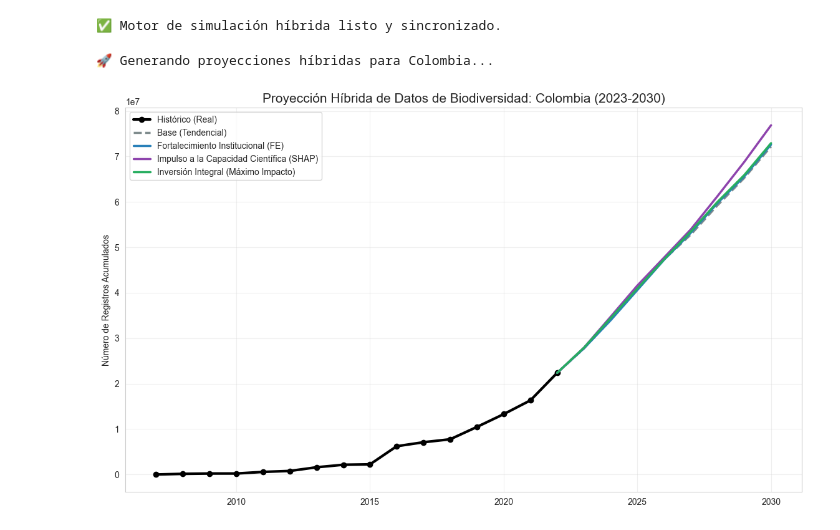
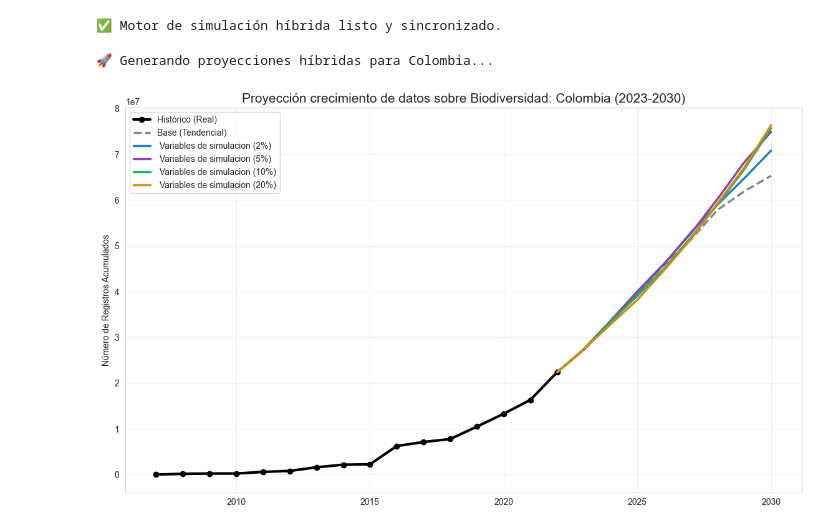
Before and after one commit to rortizgeo/Maestria_CD_Proyecto-Aplicado, a Jupyter notebook: 3_PA_Workflow_Paneldata.ipynb, the cells around one changed output. Cells and saved outputs as stored; diff of their text form; code cells hidden in the pictures.

```diff
--- a/3_PA_Workflow_Paneldata.ipynb
+++ b/3_PA_Workflow_Paneldata.ipynb
@@ -1198,7 +1374,7 @@ Prueba 2
 # =============================================================================
 # REFINAMIENTO BLOQUE 9: MARCO HÍBRIDO CON RIDGE (ESTABILIZACIÓN)
 # =============================================================================
-from sklearn.linear_model import Ridge # Importamos Ridge
+
 
 print("--- 1. ETAPA HÍBRIDA: ENTRENAMIENTO CON RIDGE ---")
 
@@ -1215,7 +1391,7 @@ X_hybrid_df = pd.DataFrame(X_hybrid_sc, columns=cols_inercia + cols_estructural)
 
 # C. ETAPA 1: Modelo de Inercia usando RIDGE
 # Alpha controla la suavidad: valores más altos (10, 20, 50) aplanan más la curva
-model_inertia = Ridge(alpha=10.0, random_state=SEED)
+model_inertia = Ridge(alpha=7.5, random_state=SEED)
 model_inertia.fit(X_hybrid_df[cols_inercia], y_tab)
 
 # Calcular Predicción de Inercia y Residuos
@@ -1223,7 +1399,6 @@ y_inertia_pred = model_inertia.predict(X_hybrid_df[cols_inercia])
 y_residuals = y_tab - y_inertia_pred
 
 # D. ETAPA 2: Modelo de Residuos (Random Forest)
-# Se mantiene igual, pero ahora trabajará sobre residuos más "exigentes"
 best_rf_params = results_detailed["RandomForest"][0]['hyperparameters']
 model_dynamic = RandomForestRegressor(**best_rf_params, random_state=SEED, n_jobs=-1)
 model_dynamic.fit(X_hybrid_df[cols_estructural], y_residuals)
@@ -1236,6 +1411,8 @@ print(f"✅ Modelo Híbrido reentrenado con Ridge (alpha=10).")
 # =============================================================================
 # BLOQUE 10: MOTOR DE SIMULACIÓN HÍBRIDA RECURSIVA (CORREGIDO)
 # =============================================================================
+
+cols_percent = ['gasto_RD_pib', 'gasto_educacion_pib', 'inscripcion_primaria', 'inscripcion_secundaria', 'inscripcion_terciaria','gasto_educacion_gobierno', 'areas_protegidas', 'uso_internet']
 
 def recursive_simulation_hybrid(model_ml, model_ine, df_raw, country_name, start_yr, end_yr, scenario_params):
     # 1. Preparar DataFrame inicial con datos históricos del país
@@ -1256,11 +1433,13 @@ def recursive_simulation_hybrid(model_ml, model_ine, df_raw, country_name, start
             else:
                 val = vals[-1] if len(vals) > 0 else 0
 
-            # Aplicar intervención del escenario si existe
+            # Aplicar intervención del escenario
             if col in scenario_params:
                 val *= scenario_params[col]
 
-            if 'uso_internet' in col: val = np.clip(val, 0, 100)
+            if col in cols_percent: val = np.clip(val, 0, 100)
+            elif col == 'efectividad_gobierno':val = np.clip(val, -2.5, 2.5)
+            elif val < 0: val = 0
             row[col] = val
         rows_future.append(row)
         df_trend = pd.concat([df_trend, pd.DataFrame([row])], ignore_index=True)
@@ -1302,31 +1481,54 @@ print("✅ Motor de simulación híbrida listo y sincronizado.")
 # =============================================================================
 target_country = 'Colombia'
 start_proj, end_proj = 2023, 2030
-intensidad = 1.20 # Factor de incremento (20% sobre la tendencia)
+
+intensidad_1 = 1.02 # Factor de incremento (10% sobre la tendencia)
+intensidad_2 = 1.05 # Factor de incremento (10% sobre la tendencia)
+intensidad_3 = 1.10 # Factor de incremento (10% sobre la tendencia)
+intensidad_4 = 1.20 # Factor de incremento (10% sobre la tendencia)
+
 
 # Panel de control de escenarios: Aquí puedes agregar o quitar variables según tu análisis
 escenarios = {
-    "Base (Tendencial)": {}, # Sin cambios manuales
+    "Base (Tendencial)": {}, # Sin cambios
 
-    "Fortalecimiento Institucional (FE)": {
-        'gbif_member': intensidad,
-        'uso_internet': intensidad
-    },
+    " Variables de simulacion (2%)": {
+        'uso_internet': intensidad_1,
+        'efectividad_gobierno': intensidad_1,
+        'gasto_educacion_pib': intensidad_1,
+        'inscripcion_primaria': intensidad_1,
+        'inscripcion_secundaria': intensidad_1,
+        'inscripcion_terciaria': intensidad_1,
+        'art_cientificos': intensidad_1
 
-    "Impulso a la Capacidad Científica (SHAP)": {
-        'investigadores_RD': intensidad,
-        'gasto_RD_pib': intensidad,
-        'art_cientificos': intensidad
-    },
+    }, " Variables de simulacion (5%)": {
+        'uso_internet': intensidad_2,
+        'efectividad_gobierno': intensidad_2,
+        'gasto_educacion_pib': intensidad_2,
+        'inscripcion_primaria': intensidad_2,
+        'inscripcion_secundaria': intensidad_2,
+        'inscripcion_terciaria': intensidad_2,
+        'art_cientificos': intensidad_2
 
-    "Inversión Integral (Máximo Impacto)": {
-        'uso_internet': intensidad,
-        'investigadores_RD': intensidad,
-        'gasto_RD_pib': intensidad,
-        'gbif_member': intensidad
-    }
+    }, " Variables de simulacion (10%)": {
+        'uso_internet': intensidad_3,
+        'efectividad_gobierno': intensidad_3,
+        'gasto_educacion_pib': intensidad_3,
+        'inscripcion_primaria': intensidad_3,
+        'inscripcion_secundaria': intensidad_3,
+        'inscripcion_terciaria': intensidad_3,
+        'art_cientificos': intensidad_3
+
+    }, " Variables de simulacion (20%)": {
+        'uso_internet': intensidad_4,
+        'efectividad_gobierno': intensidad_4,
+        'gasto_educacion_pib': intensidad_4,
+        'inscripcion_primaria': intensidad_4,
+        'inscripcion_secundaria': intensidad_4,
+        'inscripcion_terciaria': intensidad_4,
+        'art_cientificos': intensidad_4
 }
-
+}
 # Ejecución del motor híbrido (Block 10)
 resultados_finales = {}
 tabla_resumen = []
@@ -1348,35 +1550,35 @@ for nombre, params in escenarios.items():
     valor_2030 = df_res.iloc[-1]['real_records']
     tabla_resumen.append({"Escenario": nombre, "Registros 2030": valor_2030})
 
 # --- VISUALIZACIÓN ---
 plt.figure(figsize=(14, 8))
 hist = df_raw[df_raw['country'] == target_country]
 plt.plot(hist['year'], np.expm1(hist[TARGET]), 'k-o', label='Histórico (Real)', linewidth=3)
 
 # Estilos de línea para diferenciar el Base de los demás
-estilos = ['--', '-', '-', '-']
-colores = ['#7f8c8d', '#2980b9', '#8e44ad', '#27ae60']
+estilos = ['--', '-', '-', '-', '-']
+colores = ['#7f8c8d', '#2980b9', '#8e44ad', '#27ae60',  "#cf8d11"]
 
 for i, (nombre, df) in enumerate(resultados_finales.items()):
     proj = df[df['year'] >= 2022] # Mostrar desde el último punto real
     plt.plot(proj['year'], proj['real_records'], estilos[i], color=colores[i], label=nombre, linewidth=2.5)
 
-plt.title(f"Proyección Híbrida de Datos de Biodiversidad: {target_country} (2023-2030)", fontsize=15)
+plt.title(f"Proyección crecimiento de datos sobre Biodiversidad: {target_country} (2023-2030)", fontsize=15)
 plt.ylabel("Número de Registros Acumulados")
 plt.legend()
 plt.grid(True, alpha=0.3)
 plt.show()
 
 # --- TABLA DE IMPACTO ---
 df_impacto = pd.DataFrame(tabla_resumen)
 base_val = df_impacto.loc[0, "Registros 2030"]
 df_impacto["Crecimiento vs Base (%)"] = ((df_impacto["Registros 2030"] - base_val) / base_val) * 100
 
-print("\n📊 RESULTADOS NUMÉRICOS PARA LA TESIS:")
+print("\n📊 TABLA DE RESULTADOS:")
 display(df_impacto.style.format({
     "Registros 2030": "{:,.0f}",
     "Crecimiento vs Base (%)": "{:+.2f}%"
 }))
 # %% [output]
 🚀 Generando proyecciones híbridas para Colombia...
-[figure, old version]
+[figure, new version]
```
Also changed, not shown: parts of 10 cells of this notebook, 1 other file.
